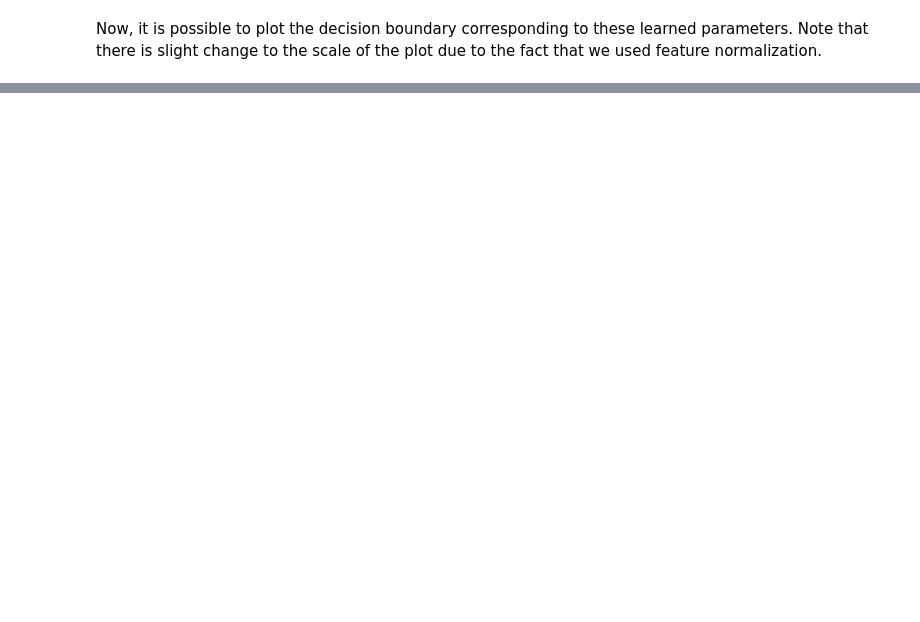
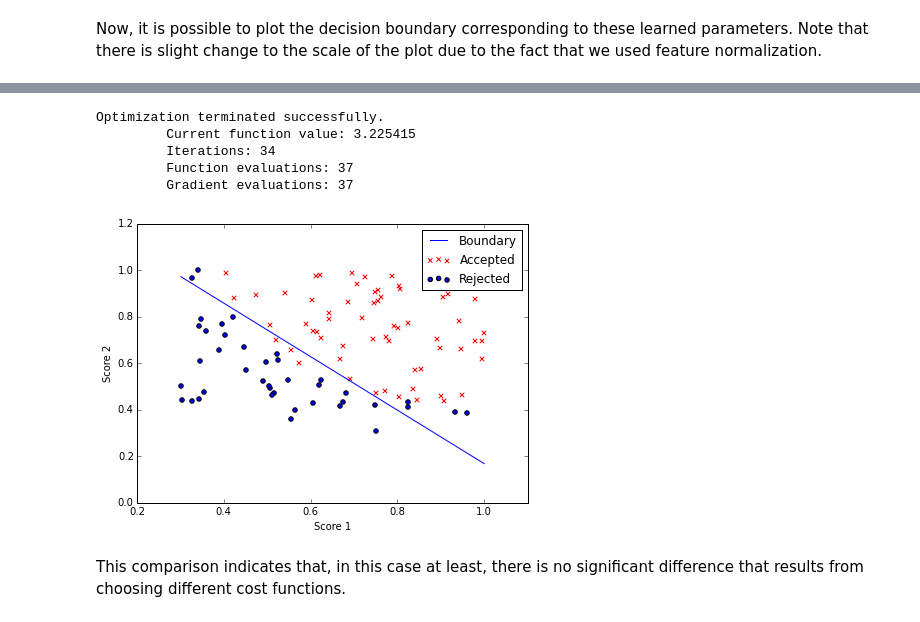
Before and after one commit to pblouw/stat-946, a Jupyter notebook: LogisticRegression.ipynb, the cells around one changed output, grey strips where cells are left out. Saved outputs shown, nothing was run; the diff lists cells and outputs as text; code cells hidden in the pictures; blank space fills up the shorter version.

```diff
--- a/LogisticRegression.ipynb
+++ b/LogisticRegression.ipynb
@@ -100,0 +116,25 @@ plt.show()
+# %%
+theta = np.random.randn(3) * 0.1
+
+def nn_cost(theta, s, t):
+    predict = sigmoid(np.dot(s, theta))
+    costs = sum(np.square(t-predict))
+    return costs.mean() / 2.0
+
+def nn_grad(theta, s, t):
+    predict = sigmoid(np.dot(s, theta))
+    dz = -predict * (1 - predict) * (t - predict)
+    gradient = sum(s * dz.reshape(s.shape[0],1)) / (2.0*n)
+    return gradient
+
+theta = optimize.fmin_bfgs(nn_cost, theta, fprime=nn_grad, args=(samples, targets))
+plot_boundary(theta, samples)
+# %% [output]
+Optimization terminated successfully.
+         Current function value: 3.225415
+         Iterations: 34
+         Function evaluations: 37
+         Gradient evaluations: 37
+[figure, added]
+# %% [markdown]
+This comparison indicates that, in this case at least, there is no significant difference that results from choosing different cost functions.
```
Also changed, not shown: parts of 8 cells of this notebook.
